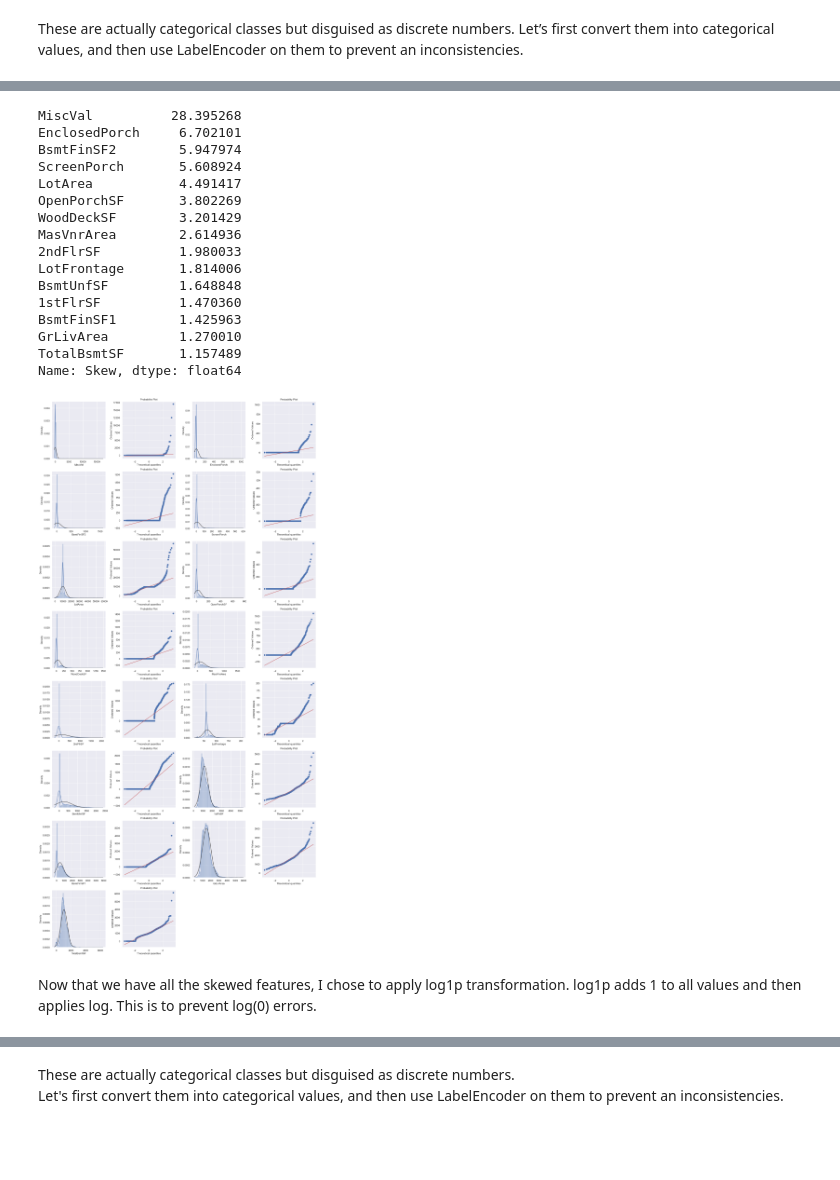
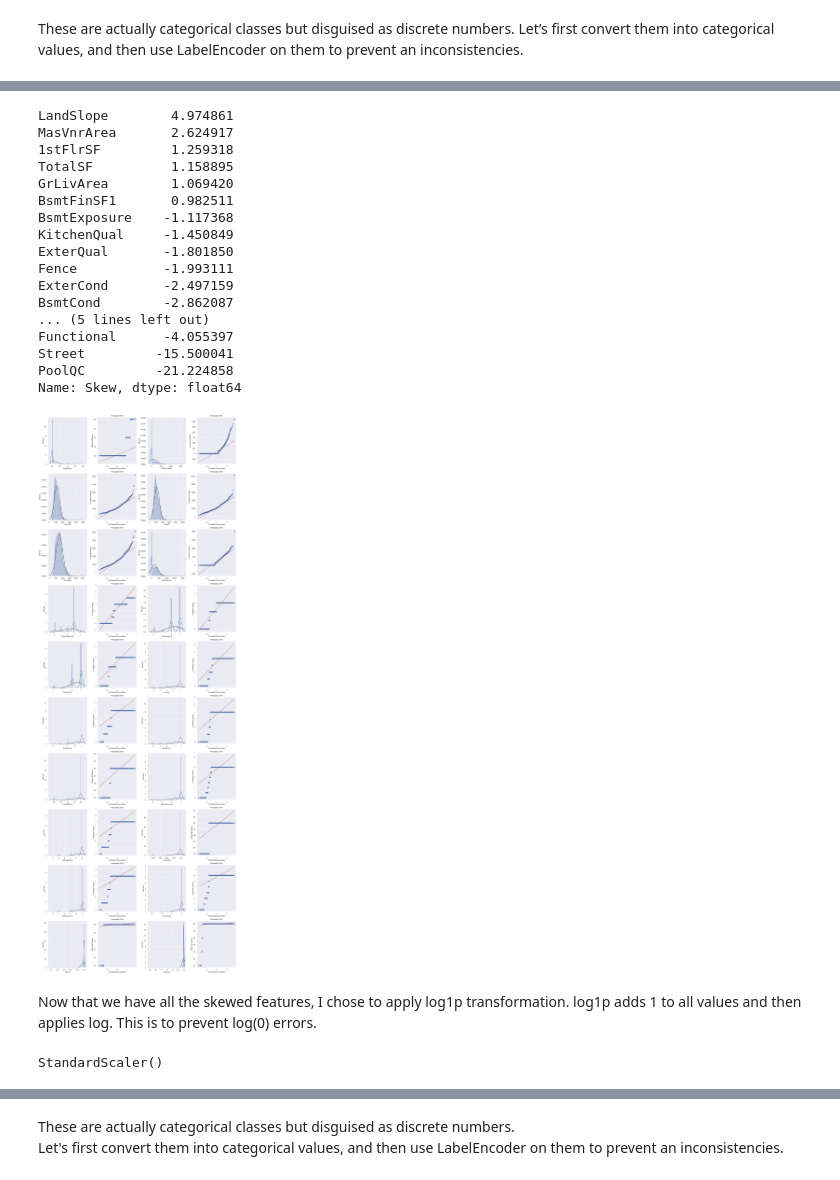
Before and after one commit to AmoghPradeep/house-price-prediction, a Jupyter notebook: main.ipynb, the cells around one changed output, grey strips where cells are left out. Saved outputs shown, nothing was run; the diff lists cells and outputs as text; code cells hidden in the pictures; blank space fills up the shorter version.

```diff
--- a/main.ipynb
+++ b/main.ipynb
@@ -273,6 +298,3 @@ Removing "ID" columns for now, as it is insignificant for our prediction models.
-# %%
-ids = df["Id"]
-df.drop(columns = "Id", inplace = True)
 # %% [markdown]
 These are actually categorical classes but disguised as discrete numbers. Let’s first convert them into categorical values, and then use LabelEncoder on them to prevent an inconsistencies.
 # %%
@@ -281,3 +303,29 @@ for feature in df.columns:
     if len(df[feature].unique()) < 20 and df[feature].dtype != "object":
         df[feature] = df[feature].astype(str)
         not_discrete.append(feature)
+df["YearRemodAdd"] = df["YearRemodAdd"].astype(str)
+df["YearBuilt"] = df["YearBuilt"].astype(str)
+# %%
+not_discrete = not_discrete + ["YearRemodAdd", "YearBuilt"]
+from sklearn.preprocessing import LabelEncoder
+
+cols = ['FireplaceQu', 'BsmtQual', 'BsmtCond', 'GarageQual', 'GarageCond',
+        'ExterQual', 'ExterCond', 'HeatingQC', 'PoolQC', 'KitchenQual', 'BsmtFinType1',
+        'BsmtFinType2', 'Functional', 'Fence', 'BsmtExposure', 'GarageFinish', 'LandSlope',
+        'LotShape', 'PavedDrive', 'Street', 'Alley', 'CentralAir', 'MSSubClass', 'OverallCond',
+        'YrSold', 'MoSold']
+cols = tuple(set(cols + not_discrete))
+print(cols)
+# process columns, apply LabelEncoder to categorical features
+for c in cols:
+    try:
+        lbl = LabelEncoder()
+        lbl.fit(list(df[c].values))
+        df[c] = lbl.transform(list(df[c].values))
+    except:
+        pass
+
+# shape
+print('Shape all_data: {}'.format(df.shape))
+# Adding total sq-footage feature
+df['TotalSF'] = df['TotalBsmtSF'] + df['1stFlrSF']
@@ -313,39 +377,40 @@ Name: Skew, dtype: float64
 # %%
 # Filtering out variables whose skew is greater than 0.75 (abs)
 for (skew, index) in zip(skewed, skewed.index):
-    if skew < 0.75:
+    if abs(skew) < 0.75:
         skewed.drop(index = index, inplace = True)
 skewed
 # %% [output]
-MiscVal          28.395268
-EnclosedPorch     6.702101
-BsmtFinSF2        5.947974
-ScreenPorch       5.608924
-LotArea           4.491417
-OpenPorchSF       3.802269
-WoodDeckSF        3.201429
-MasVnrArea        2.614936
-2ndFlrSF          1.980033
-LotFrontage       1.814006
-BsmtUnfSF         1.648848
-1stFlrSF          1.470360
-BsmtFinSF1        1.425963
-GrLivArea         1.270010
-TotalBsmtSF       1.157489
+LandSlope        4.974861
+MasVnrArea       2.624917
+1stFlrSF         1.259318
+TotalSF          1.158895
+GrLivArea        1.069420
+BsmtFinSF1       0.982511
+BsmtExposure    -1.117368
+KitchenQual     -1.450849
+ExterQual       -1.801850
+Fence           -1.993111
+ExterCond       -2.497159
+BsmtCond        -2.862087
+... (5 lines left out)
+Functional      -4.055397
+Street         -15.500041
+PoolQC         -21.224858
 Name: Skew, dtype: float64
 # %%
 # Visualizing distribution.
 plot_no = 0
-plt.figure(figsize=(18, 40))
+plt.figure(figsize=(18, 60))
 for feature in skewed.index:
-    plt.subplot(9, 4, plot_no + 1)
+    plt.subplot(12, 4, plot_no + 1)
     sns.distplot(df[feature], kde = True, fit=norm)
-    plt.subplot(9, 4, plot_no + 2)
+    plt.subplot(12, 4, plot_no + 2)
     stats.probplot(df[feature], plot=plt)
     plot_no += 2
 plt.tight_layout()
 # %% [output]
-[figure, old version]
+[figure, new version]
 # %% [markdown]
 Now that we have all the skewed features, I chose to apply log1p transformation.
 log1p adds 1 to all values and then applies log. This is to prevent log(0) errors.
@@ -356,3 +421,8 @@ from scipy.special import boxcox1p
 lam = 0.15
 for feat in skewed.index:
     df_temp[feat] = boxcox1p(df_temp[feat], lam)
+# %%
+sc = StandardScaler()
+sc.fit(df_temp.iloc[:ntrain][numeric])
+# %% [output]
+StandardScaler()
```
Also changed, not shown: parts of 145 cells of this notebook.
